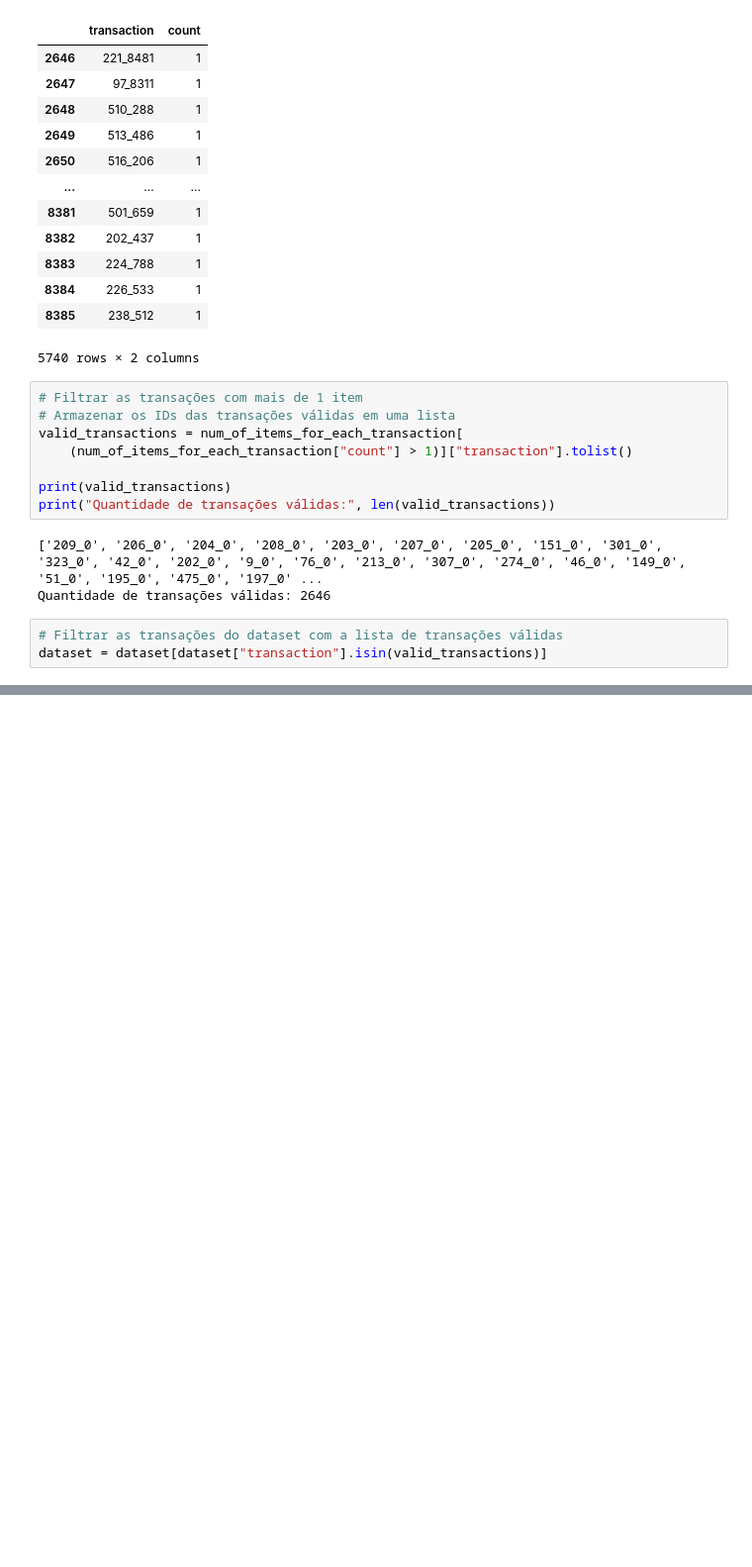
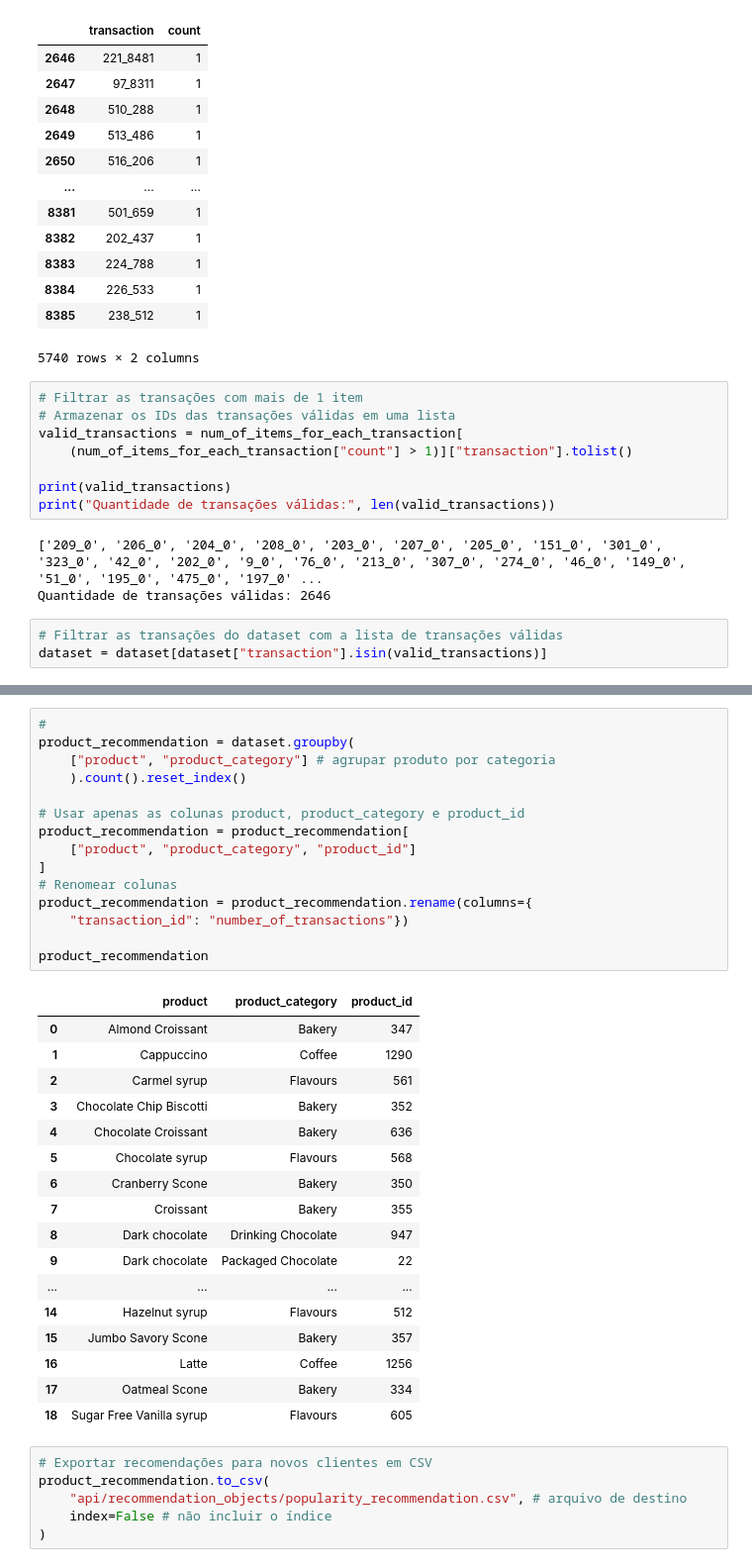
Before and after one commit to alexandreraminelli/coffee-shop-app-with-chatbot, a Jupyter notebook: python_code/recommendation_engine_training.ipynb, the cells around one changed output, grey strips where cells are left out. Shown at 99% size. Saved outputs shown, nothing was run; the diff lists cells and outputs as text; blank space fills up the shorter version.

Commit message:
criação de dataframe de recomendação por popularidade

```diff
--- a/python_code/recommendation_engine_training.ipynb
+++ b/python_code/recommendation_engine_training.ipynb
@@ -272,0 +314,39 @@ dataset = dataset[dataset["transaction"].isin(valid_transactions)]
+# %%
+#
+product_recommendation = dataset.groupby(
+    ["product", "product_category"] # agrupar produto por categoria
+    ).count().reset_index()
+
+# Usar apenas as colunas product, product_category e product_id
+product_recommendation = product_recommendation[
+    ["product", "product_category", "product_id"]
+]
+# Renomear colunas
+product_recommendation = product_recommendation.rename(columns={
+    "transaction_id": "number_of_transactions"})
+
+product_recommendation
+# %% [output]
+|  | product | product_category | product_id |
+| 0 | Almond Croissant | Bakery | 347 |
+| 1 | Cappuccino | Coffee | 1290 |
+| 2 | Carmel syrup | Flavours | 561 |
+| 3 | Chocolate Chip Biscotti | Bakery | 352 |
+| 4 | Chocolate Croissant | Bakery | 636 |
+| 5 | Chocolate syrup | Flavours | 568 |
+| 6 | Cranberry Scone | Bakery | 350 |
+| 7 | Croissant | Bakery | 355 |
+| 8 | Dark chocolate | Drinking Chocolate | 947 |
+| 9 | Dark chocolate | Packaged Chocolate | 22 |
+| ... | ... | ... | ... |
+| 14 | Hazelnut syrup | Flavours | 512 |
+| 15 | Jumbo Savory Scone | Bakery | 357 |
+| 16 | Latte | Coffee | 1256 |
+| 17 | Oatmeal Scone | Bakery | 334 |
+| 18 | Sugar Free Vanilla syrup | Flavours | 605 |
+# %%
+# Exportar recomendações para novos clientes em CSV
+product_recommendation.to_csv(
+    "api/recommendation_objects/popularity_recommendation.csv", # arquivo de destino
+    index=False # não incluir o índice
+)
```
Also changed, not shown: parts of 5 cells of this notebook, 1 other file.
